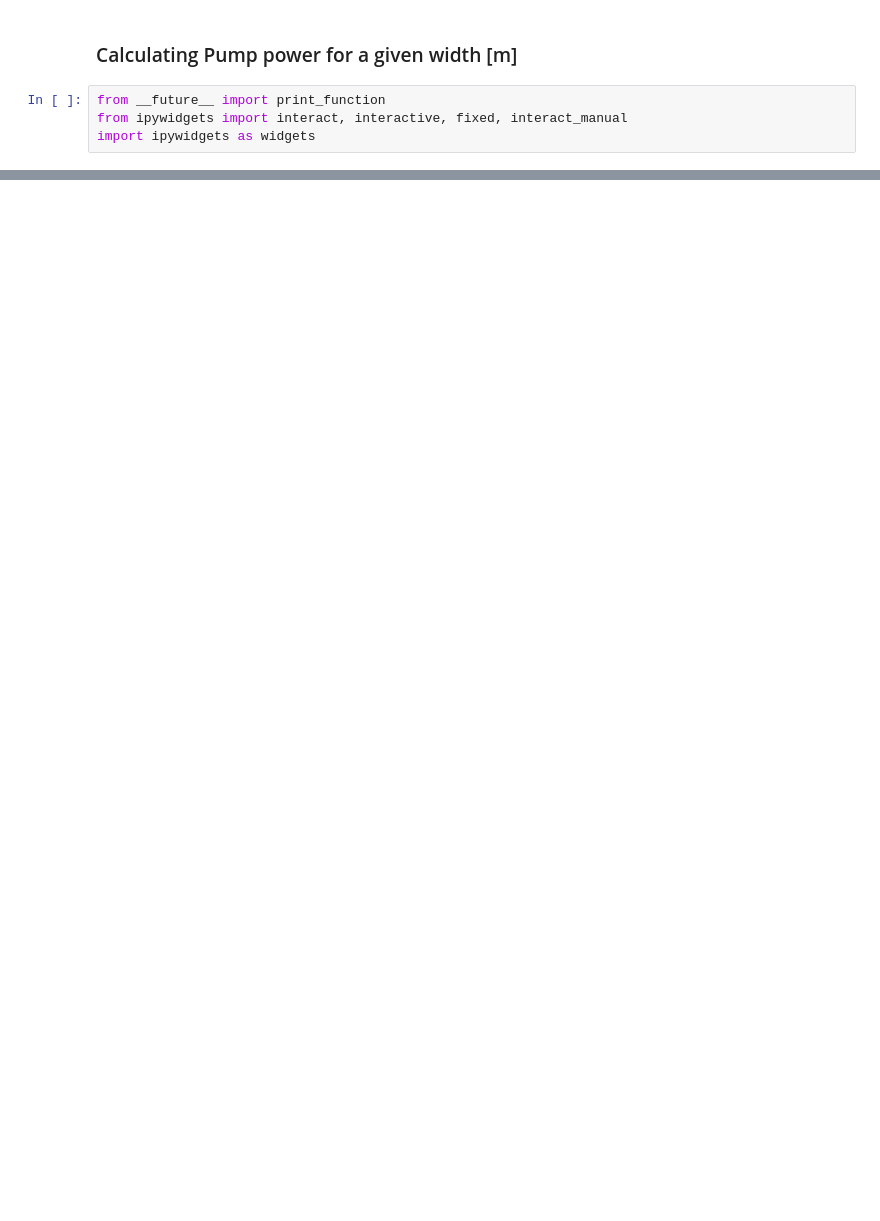
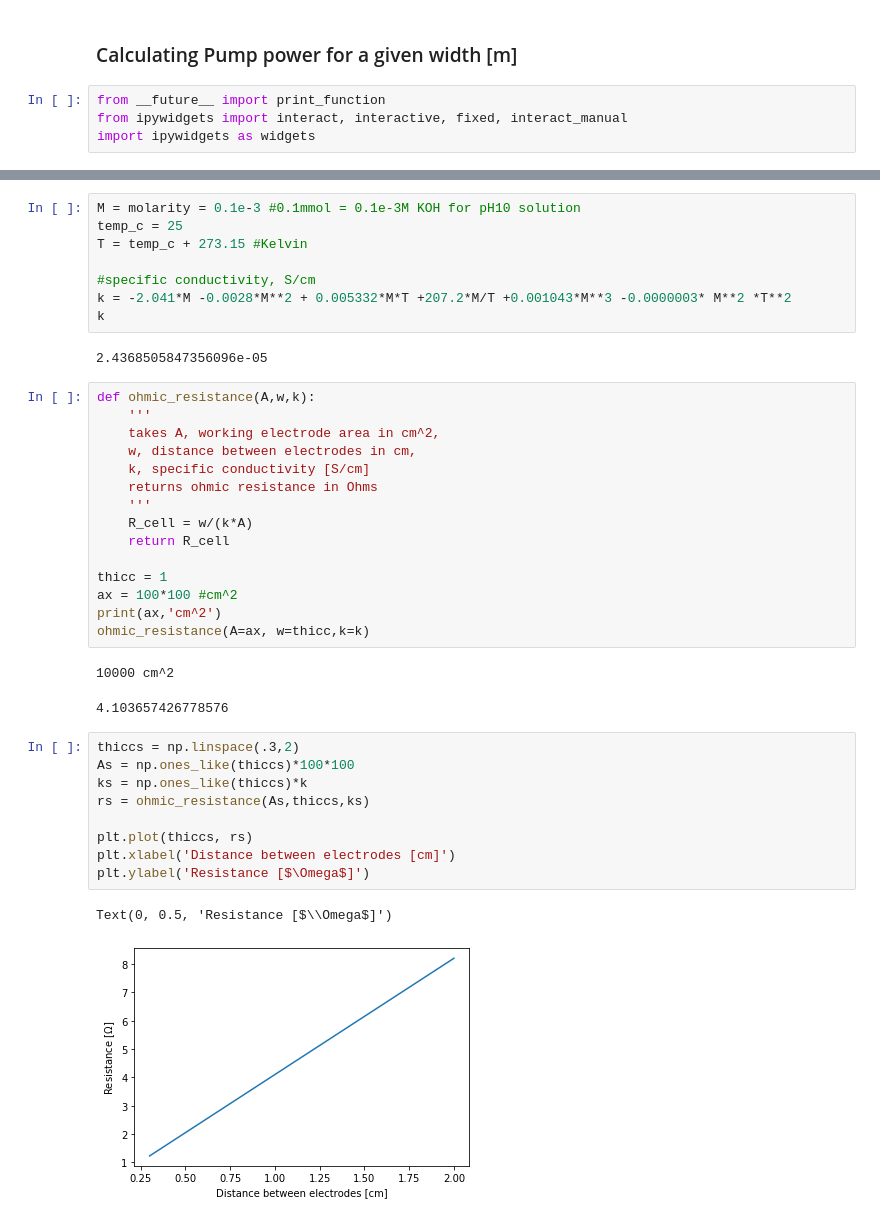
Before and after one commit to MaryLouNadeau/Zochas, a Jupyter notebook: Sizing_Discharge.ipynb, the cells around one changed output, grey strips where cells are left out. Saved outputs shown, nothing was run; the diff lists cells and outputs as text; blank space fills up the shorter version.

```diff
--- a/Sizing_Discharge.ipynb
+++ b/Sizing_Discharge.ipynb
@@ -245,0 +313,40 @@ v*35.8101
+# %%
+M = molarity = 0.1e-3 #0.1mmol = 0.1e-3M KOH for pH10 solution
+temp_c = 25
+T = temp_c + 273.15 #Kelvin
+
+#specific conductivity, S/cm
+k = -2.041*M -0.0028*M**2 + 0.005332*M*T +207.2*M/T +0.001043*M**3 -0.0000003* M**2 *T**2
+k
+# %% [output]
+2.4368505847356096e-05
+# %%
+def ohmic_resistance(A,w,k):
+    '''
+    takes A, working electrode area in cm^2,
+    w, distance between electrodes in cm,
+    k, specific conductivity [S/cm]
+    returns ohmic resistance in Ohms
+    '''
+    R_cell = w/(k*A)
+    return R_cell
+
+thicc = 1
+ax = 100*100 #cm^2
+print(ax,'cm^2')
+ohmic_resistance(A=ax, w=thicc,k=k)
+# %% [output]
+10000 cm^2
+4.103657426778576
+# %%
+thiccs = np.linspace(.3,2)
+As = np.ones_like(thiccs)*100*100
+ks = np.ones_like(thiccs)*k
+rs = ohmic_resistance(As,thiccs,ks)
+
+plt.plot(thiccs, rs)
+plt.xlabel('Distance between electrodes [cm]')
+plt.ylabel('Resistance [$\Omega$]')
+# %% [output]
+Text(0, 0.5, 'Resistance [$\\Omega$]')
+[figure, added]
```
Also changed, not shown: parts of 26 cells of this notebook.
